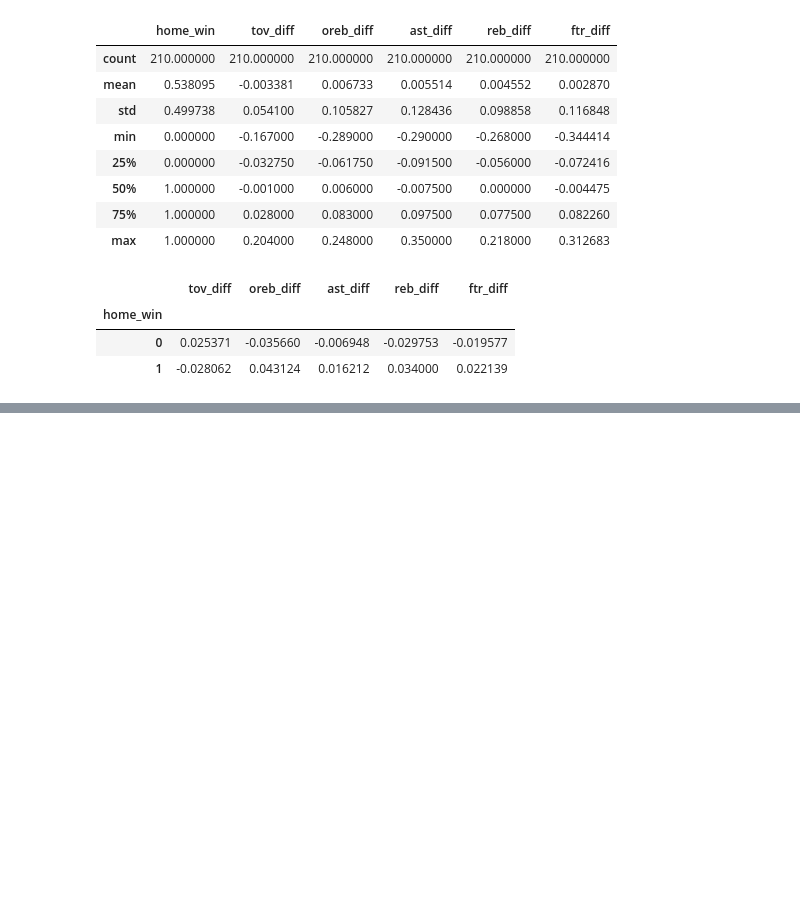
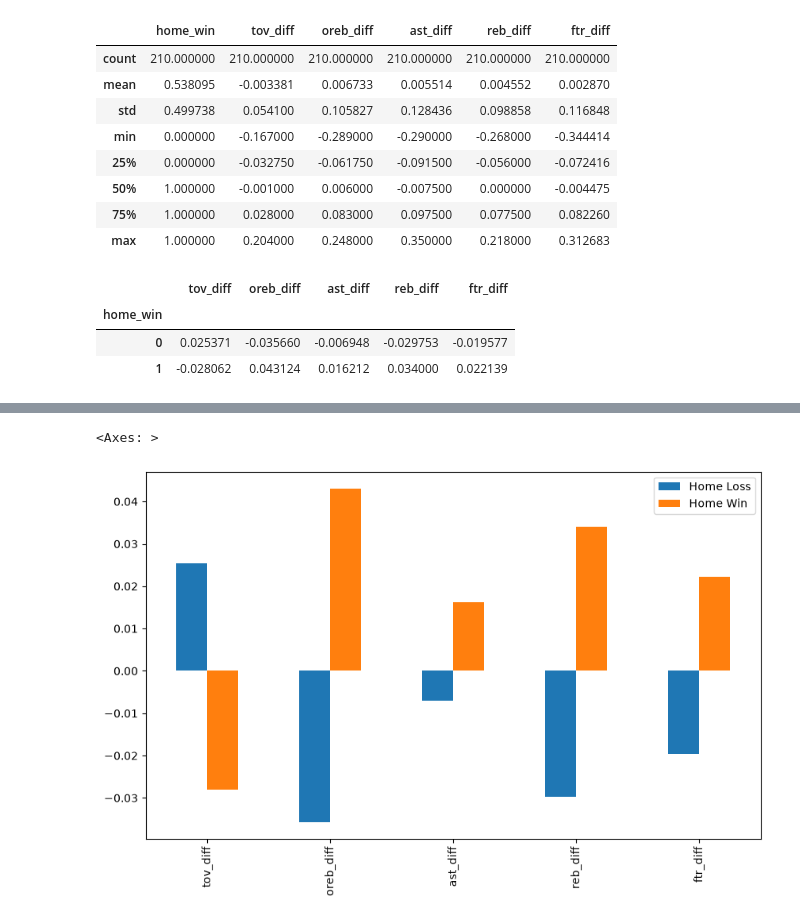
Before and after one commit to timreeg/nba-winning-without-outshooting, a Jupyter notebook: notebooks/01_data_exploration.ipynb, the cells around one changed output, grey strips where cells are left out. Saved outputs shown, nothing was run; the diff lists cells and outputs as text; code cells hidden in the pictures; blank space fills up the shorter version.

```diff
--- a/notebooks/01_data_exploration.ipynb
+++ b/notebooks/01_data_exploration.ipynb
@@ -483,0 +492,8 @@ close_shooting.to_csv(
+# %%
+plot_data = comparison.T
+plot_data.columns = ["Home Loss", "Home Win"]
+# %%
+plot_data.plot (kind="bar", figsize=(10, 6))
+# %% [output]
+<Axes: >
+[figure, added]
```
Also changed, not shown: parts of 12 cells of this notebook, 2 other files.
